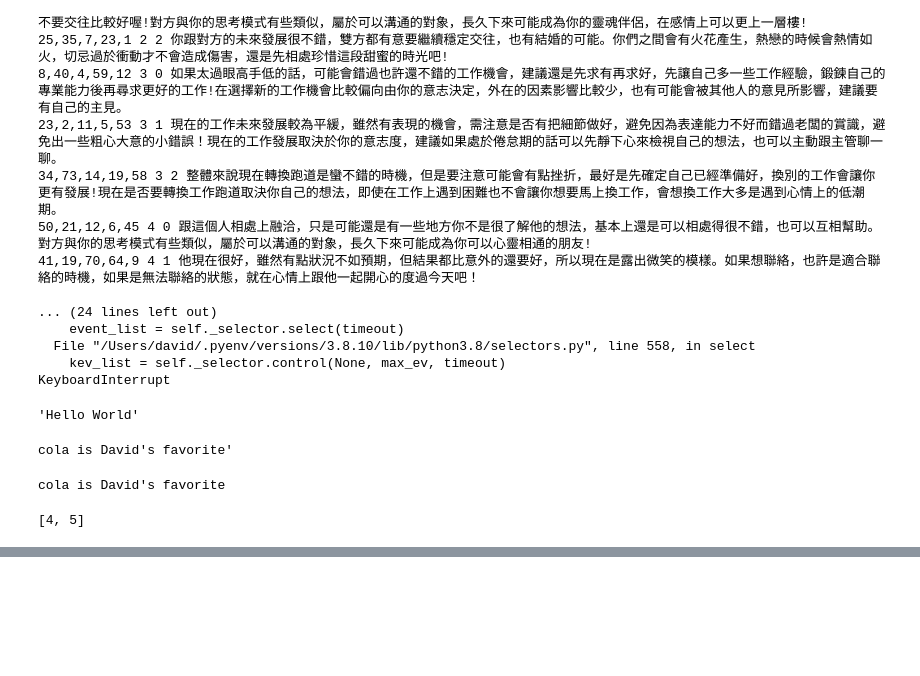
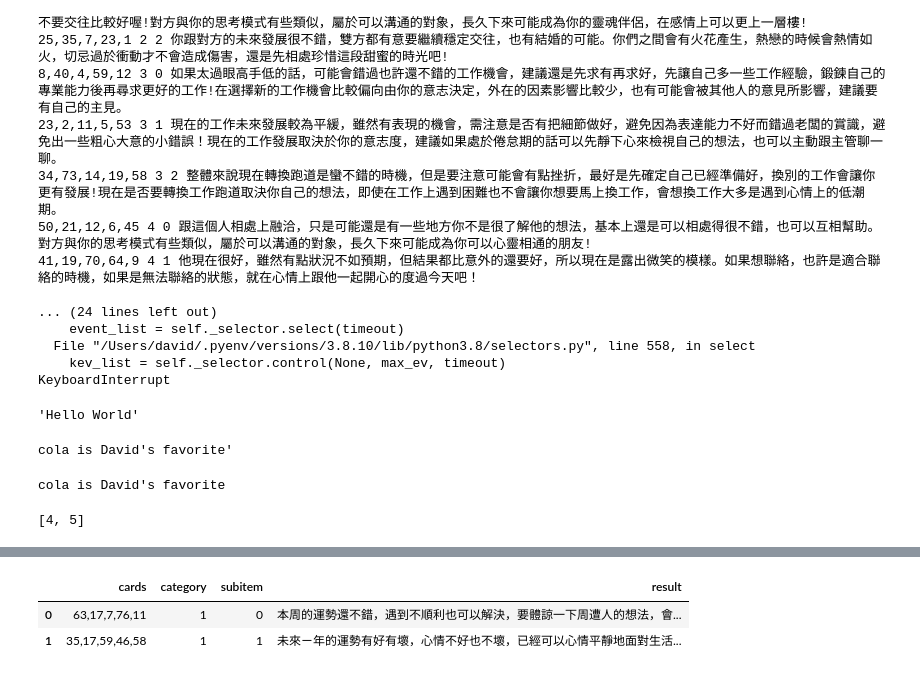
Before and after one commit to greatvic/colapy, a Jupyter notebook: Demo20211126.ipynb, the cells around one changed output, grey strips where cells are left out. Cells and saved outputs as stored; diff of their text form; code cells hidden in the pictures; blank space fills up the shorter version.

```diff
--- a/Demo20211126.ipynb
+++ b/Demo20211126.ipynb
@@ -375,0 +454,13 @@ a[3:10000]
+# %%
+tarots = [
+  {'cards': '63,17,7,76,11', 'category': 1, 'subitem': 0, 'result': '本周的運勢還不錯，遇到不順利也可以解決，要體諒一下周遭人的想法，會過得更順利喔！著重心靈層面的思考時刻會比較多，有新事物出現的時候要把握當下，不要猶豫不決。'},
+{'cards': '35,17,59,46,58', 'category': 1, 'subitem': 1, 'result': '未來ㄧ年的運勢有好有壞，心情不好也不壞，已經可以心情平靜地面對生活了。這一年發生一些狀況會讓人感到不安，謹慎的思考下一步才能減低傷害!'}
+]
+import pandas
+df = pandas.DataFrame(tarots)
+# %%
+df
+# %% [output]
+|  | cards | category | subitem | result |
+| 0 | 63,17,7,76,11 | 1 | 0 | 本周的運勢還不錯，遇到不順利也可以解決，要體諒一下周遭人的想法，會... |
+| 1 | 35,17,59,46,58 | 1 | 1 | 未來ㄧ年的運勢有好有壞，心情不好也不壞，已經可以心情平靜地面對生活... |
```
Also changed, not shown: parts of 6 cells of this notebook, 2 other files.
